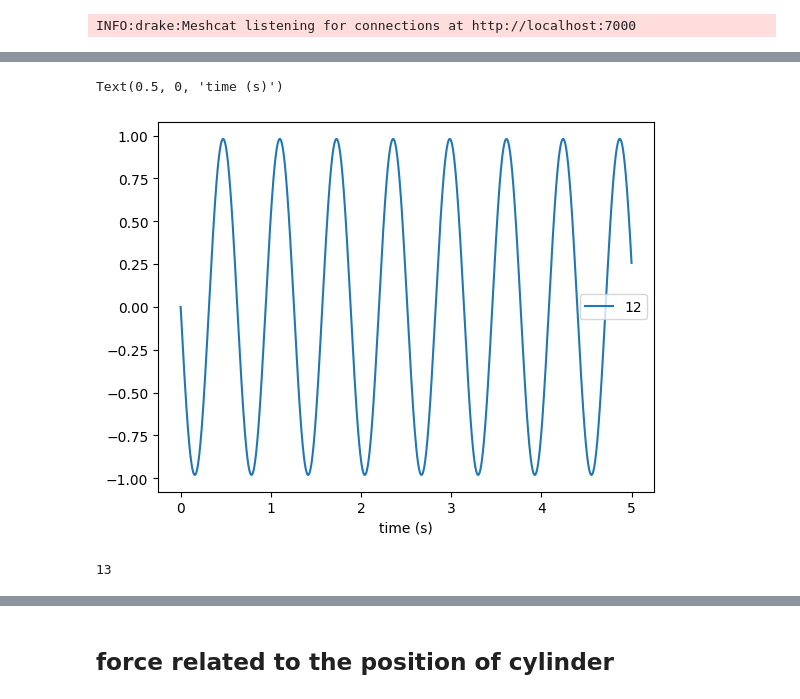
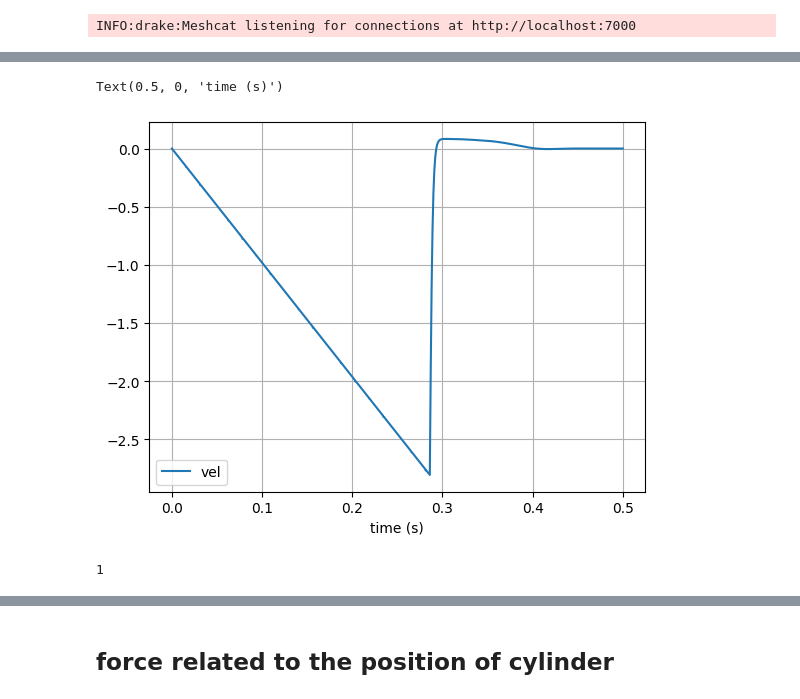
Before and after one commit to yinfanyi/drake_tensegrity, a Jupyter notebook: test0904.ipynb, the cells around one changed output, grey strips where cells are left out. Drawn from its saved outputs; the diff is of its cells as text; code cells hidden in the pictures.

```diff
--- a/test0904.ipynb
+++ b/test0904.ipynb
@@ -399,15 +393,21 @@ Text(0.5, 0, 'time (s)')
 # %%
+start_time = 0  # seconds
+end_time = 0.5    # seconds
+mask = (time >= start_time) & (time <= end_time)
+
 plt.figure()
-plt.plot(time, traj[12, :], label=str(i))
+plt.plot(time[mask], traj[12, mask], label='vel')
 plt.legend()
+plt.grid()
 plt.xlabel("time (s)")
 # %% [output]
 Text(0.5, 0, 'time (s)')
-[figure, old version]
+[figure, new version]
 # %%
 plant.num_multibody_states()
+plant.num_force_elements()
 # %% [output]
-13
+1
 # %%
 import pydot
 from IPython.display import SVG, display
```
Also changed, not shown: parts of 31 cells of this notebook, 3 other files.
